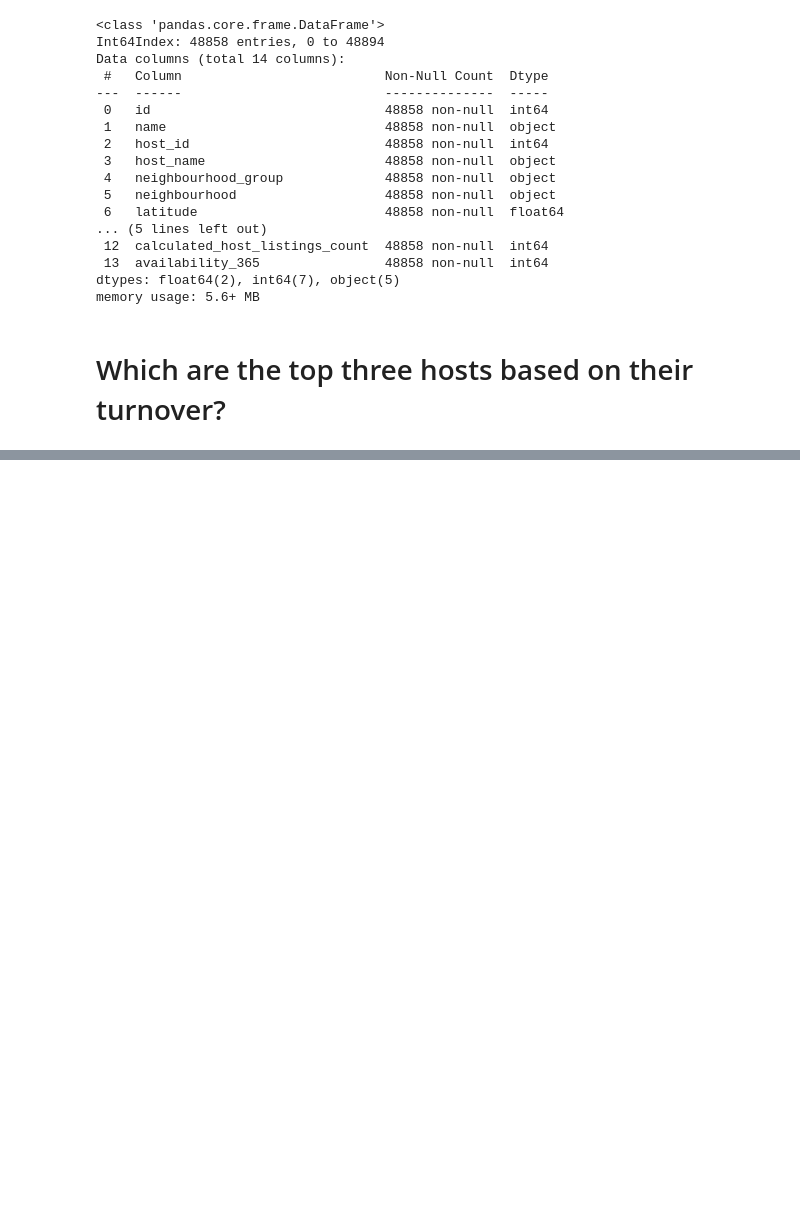
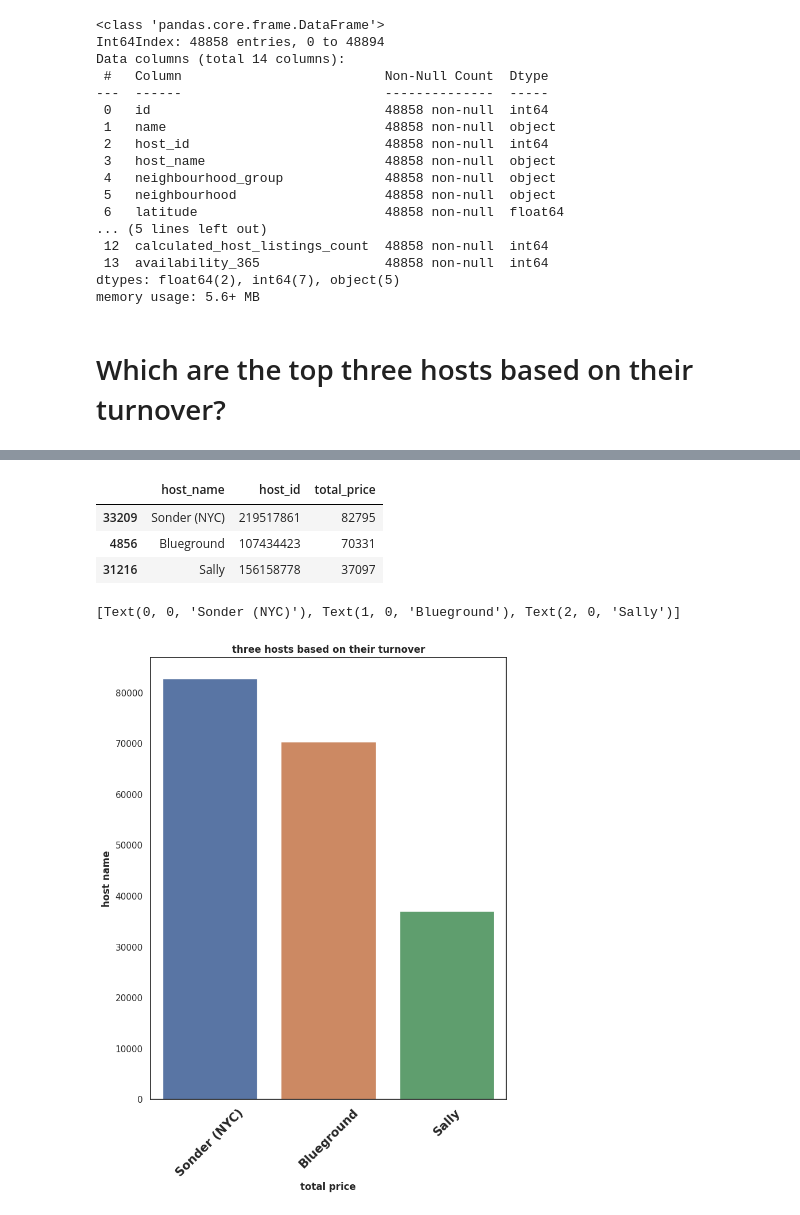
Before and after one commit to satendra-p/Airbnb_data-analysis, a Jupyter notebook: Team_Project_EDA_Capstone_ipynb.ipynb, the cells around one changed output, grey strips where cells are left out. Saved outputs shown, nothing was run; the diff lists cells and outputs as text; code cells hidden in the pictures; blank space fills up the shorter version.

```diff
--- a/Team_Project_EDA_Capstone_ipynb.ipynb
+++ b/Team_Project_EDA_Capstone_ipynb.ipynb
@@ -996,0 +1013,4 @@ new.head()
+# %%
+# replace whose price less than 50
+new.loc[new['price']<50,'price'] = new.loc[(new['price']>50) & (new['price']<80),'price'].median()
+new['price'].describe()
@@ -996,0 +1037,6 @@ new.head()
+# %%
+#  find the maximum price across different host name
+top_host=new.groupby(['host_name','host_id'])['price'].sum().reset_index()
+top_host.rename(columns={'price':'total_price'},inplace=True)
+top_host.head()
+#top_host.info()
@@ -996,0 +1050,21 @@ new.head()
+# %%
+# find top three host best on their turnover
+top_3=top_host.sort_values('total_price',ascending=False).iloc[:3,:3]
+top_3
+# %% [output]
+|  | host_name | host_id | total_price |
+| 33209 | Sonder (NYC) | 219517861 | 82795 |
+| 4856 | Blueground | 107434423 | 70331 |
+| 31216 | Sally | 156158778 | 37097 |
+# %%
+sns.set(rc={'figure.figsize':(8,10)})
+sns.set_style('white')
+abc= sns.barplot(x='host_name',y='total_price',data = top_3)
+abc.set_title('three hosts based on their turnover', weight='bold')
+abc.set_ylabel('host name', weight='bold')
+abc.set_xlabel('total price', weight='bold')
+
+abc.set_xticklabels(abc.get_xticklabels(),weight='bold',rotation = 45,size='15')
+# %% [output]
+[Text(0, 0, 'Sonder (NYC)'), Text(1, 0, 'Blueground'), Text(2, 0, 'Sally')]
+[figure, added]
```
Also changed, not shown: parts of 26 cells of this notebook.
